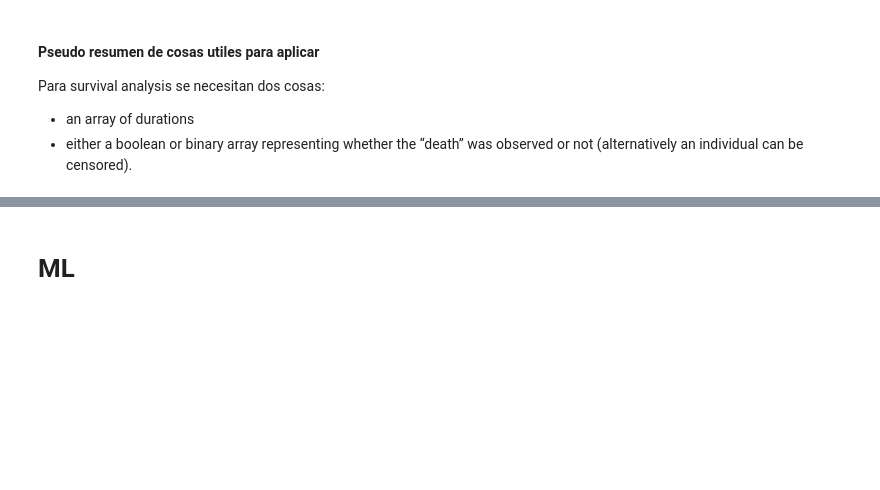
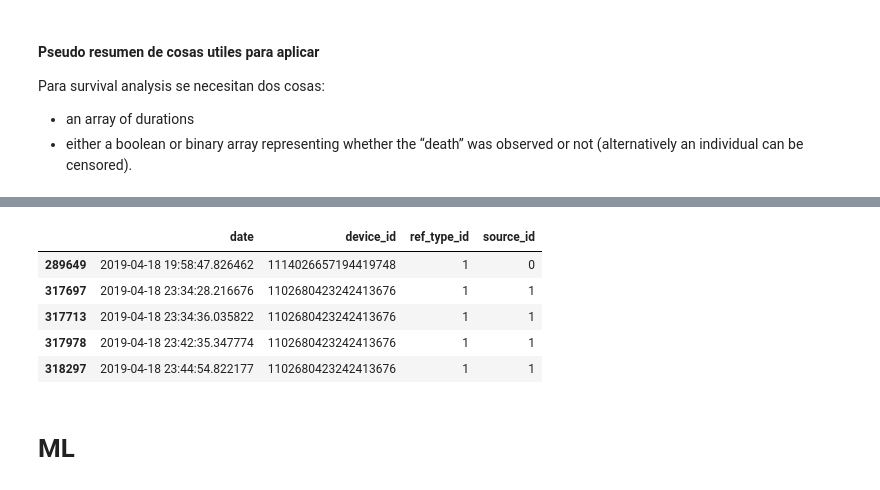
Before and after one commit to rozanecm/7506_tp2_1c2019, a Jupyter notebook: notebooks/My nb by mr.ipynb, the cells around one changed output, grey strips where cells are left out. Cells and saved outputs as stored; diff of their text form; code cells hidden in the pictures; blank space fills up the shorter version.

```diff
--- a/notebooks/My nb by mr.ipynb
+++ b/notebooks/My nb by mr.ipynb
@@ -186,3 +232,12 @@ Para survival analysis se necesitan dos cosas:
+# %%
+df.head()
+# %% [output]
+|  | date | device_id | ref_type_id | source_id |
+| 289649 | 2019-04-18 19:58:47.826462 | 1114026657194419748 | 1 | 0 |
+| 317697 | 2019-04-18 23:34:28.216676 | 1102680423242413676 | 1 | 1 |
+| 317713 | 2019-04-18 23:34:36.035822 | 1102680423242413676 | 1 | 1 |
+| 317978 | 2019-04-18 23:42:35.347774 | 1102680423242413676 | 1 | 1 |
+| 318297 | 2019-04-18 23:44:54.822177 | 1102680423242413676 | 1 | 1 |
 # %% [markdown]
 # ML
 # %% [markdown]
```
Also changed, not shown: parts of 14 cells of this notebook.
